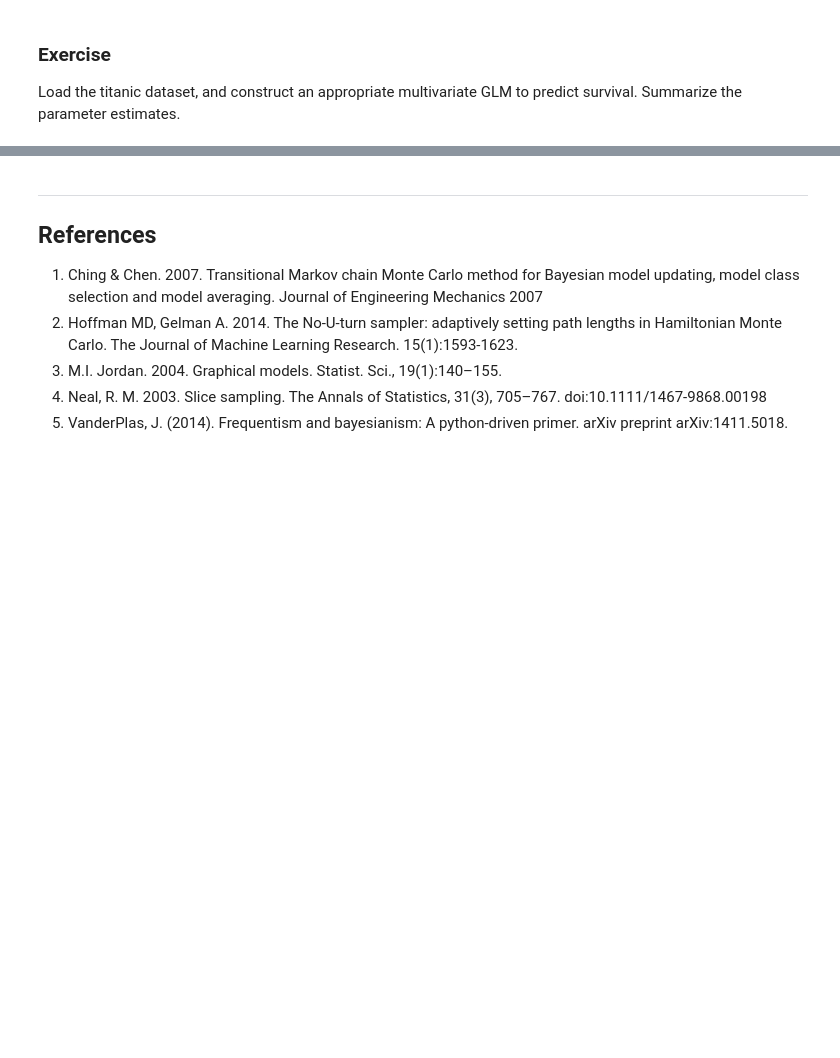
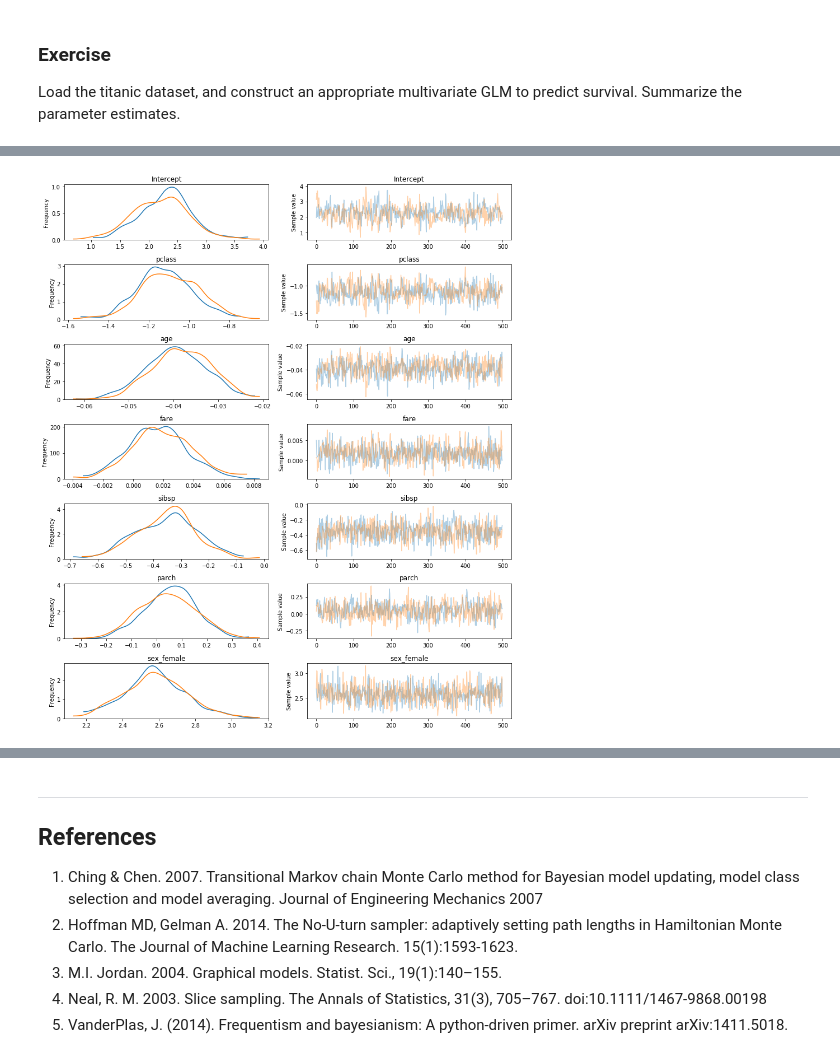
Before and after one commit to alvinjeffery/Bios8366, a Jupyter notebook: notebooks/Section4_5-Model-Building-with-PyMC3.ipynb, the cells around one changed output, grey strips where cells are left out. Saved outputs shown, nothing was run; the diff lists cells and outputs as text; code cells hidden in the pictures; blank space fills up the shorter version.

```diff
--- a/notebooks/Section4_5-Model-Building-with-PyMC3.ipynb
+++ b/notebooks/Section4_5-Model-Building-with-PyMC3.ipynb
@@ -772,0 +895,4 @@ titanic.head()
+# %%
+pm.traceplot(trace);
+# %% [output]
+[figure, added]
```
Also changed, not shown: parts of 19 cells of this notebook.
